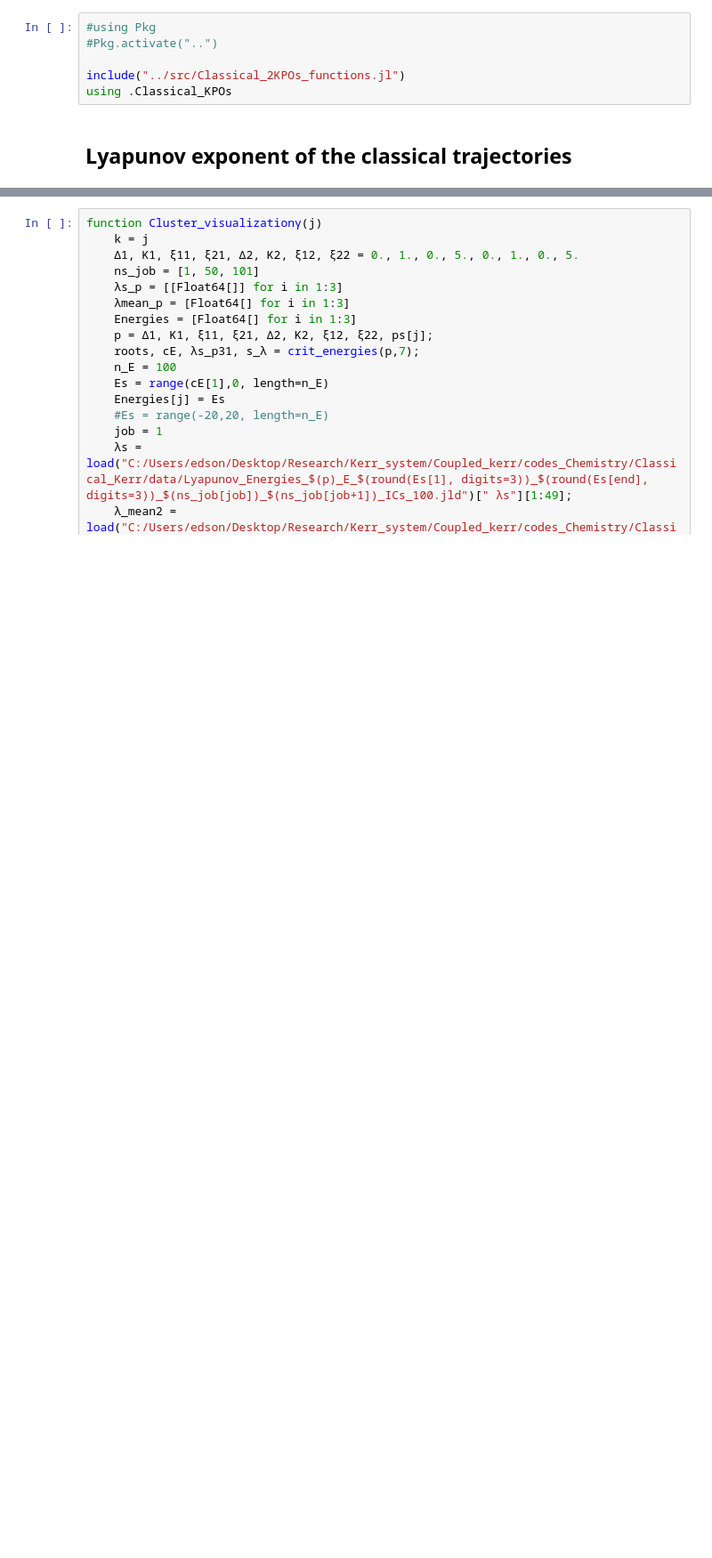
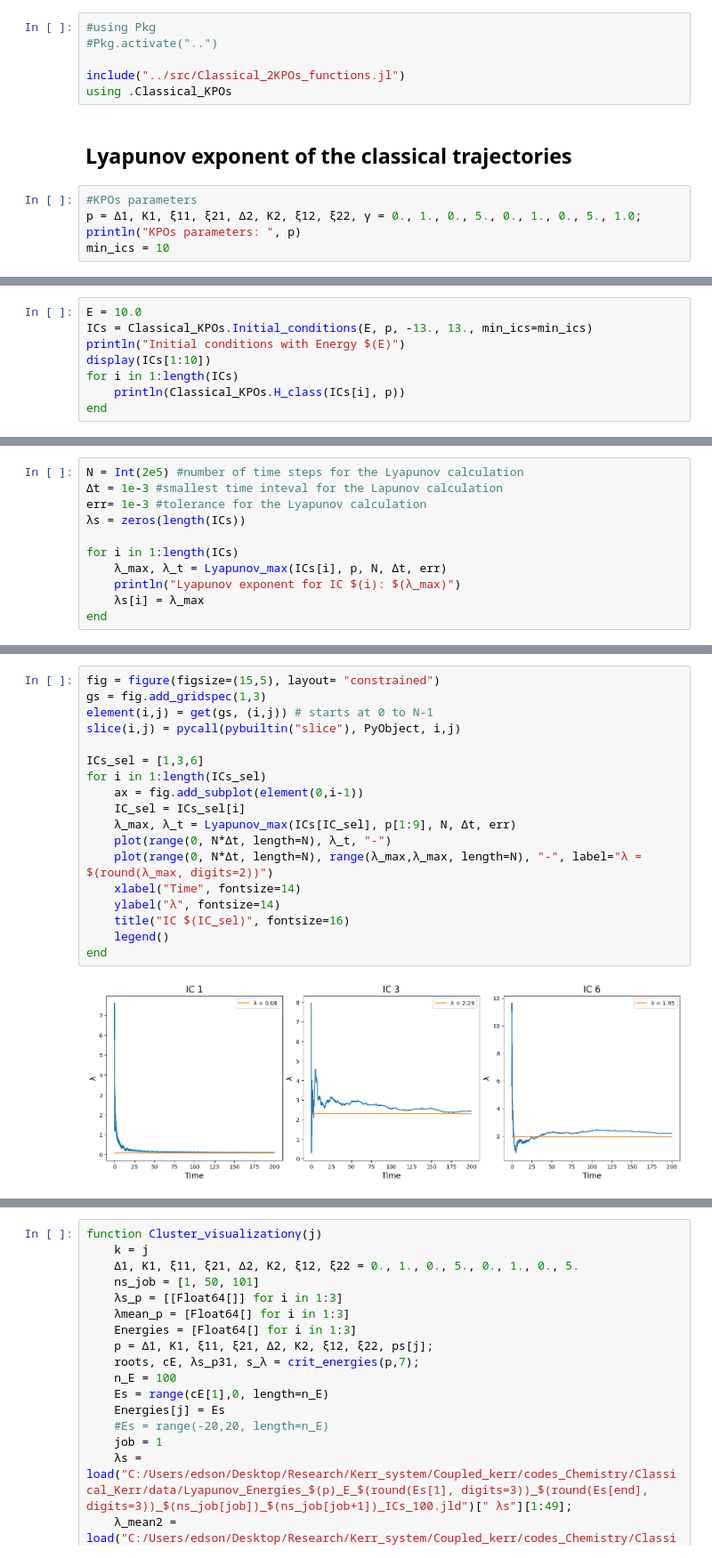
Before and after one commit to edsonsignor/Coupled_KPOs, a Jupyter notebook: notebooks/Classical_Lyapunov.ipynb, the cells around one changed output, grey strips where cells are left out. Shown at 89% size. Drawn from its saved outputs; the diff is of its cells as text; blank space fills up the shorter version.

```diff
--- a/notebooks/Classical_Lyapunov.ipynb
+++ b/notebooks/Classical_Lyapunov.ipynb
@@ -17,3 +17,8 @@ include("../src/Classical_2KPOs_functions.jl")
 using .Classical_KPOs
 # %% [markdown]
 ## Lyapunov exponent of the classical trajectories
+# %%
+#KPOs parameters
+p = Δ1, K1, ξ11, ξ21, Δ2, K2, ξ12, ξ22, γ = 0., 1., 0., 5., 0., 1., 0., 5., 1.0;
+println("KPOs parameters: ", p)
+min_ics = 10
@@ -19,0 +30,8 @@ using .Classical_KPOs
+# %%
+E = 10.0
+ICs = Classical_KPOs.Initial_conditions(E, p, -13., 13., min_ics=min_ics)
+println("Initial conditions with Energy $(E)")
+display(ICs[1:10])
+for i in 1:length(ICs)
+    println(Classical_KPOs.H_class(ICs[i], p))
+end
@@ -19,0 +63,11 @@ using .Classical_KPOs
+# %%
+N = Int(2e5) #number of time steps for the Lyapunov calculation
+Δt = 1e-3 #smallest time inteval for the Lapunov calculation
+err= 1e-3 #tolerance for the Lyapunov calculation
+λs = zeros(length(ICs))
+
+for i in 1:length(ICs)
+    λ_max, λ_t = Lyapunov_max(ICs[i], p, N, Δt, err)
+    println("Lyapunov exponent for IC $(i): $(λ_max)")
+    λs[i] = λ_max
+end
@@ -19,0 +85,20 @@ using .Classical_KPOs
+# %%
+fig = figure(figsize=(15,5), layout= "constrained")
+gs = fig.add_gridspec(1,3)
+element(i,j) = get(gs, (i,j)) # starts at 0 to N-1
+slice(i,j) = pycall(pybuiltin("slice"), PyObject, i,j)
+
+ICs_sel = [1,3,6]
+for i in 1:length(ICs_sel)
+    ax = fig.add_subplot(element(0,i-1))
+    IC_sel = ICs_sel[i]
+    λ_max, λ_t = Lyapunov_max(ICs[IC_sel], p[1:9], N, Δt, err)
+    plot(range(0, N*Δt, length=N), λ_t, "-")
+    plot(range(0, N*Δt, length=N), range(λ_max,λ_max, length=N), "-", label="λ = $(round(λ_max, digits=2))")
+    xlabel("Time", fontsize=14)
+    ylabel("λ", fontsize=14)
+    title("IC $(IC_sel)", fontsize=16)
+    legend()
+end
+# %% [output]
+[figure, added]
```
Also changed, not shown: parts of 13 cells of this notebook, 6 other files.
